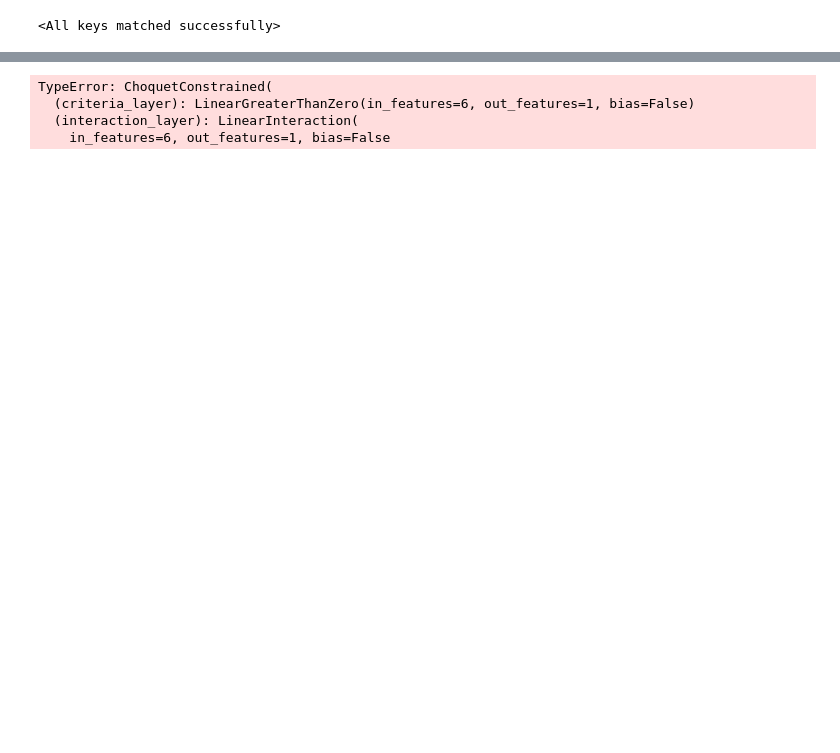
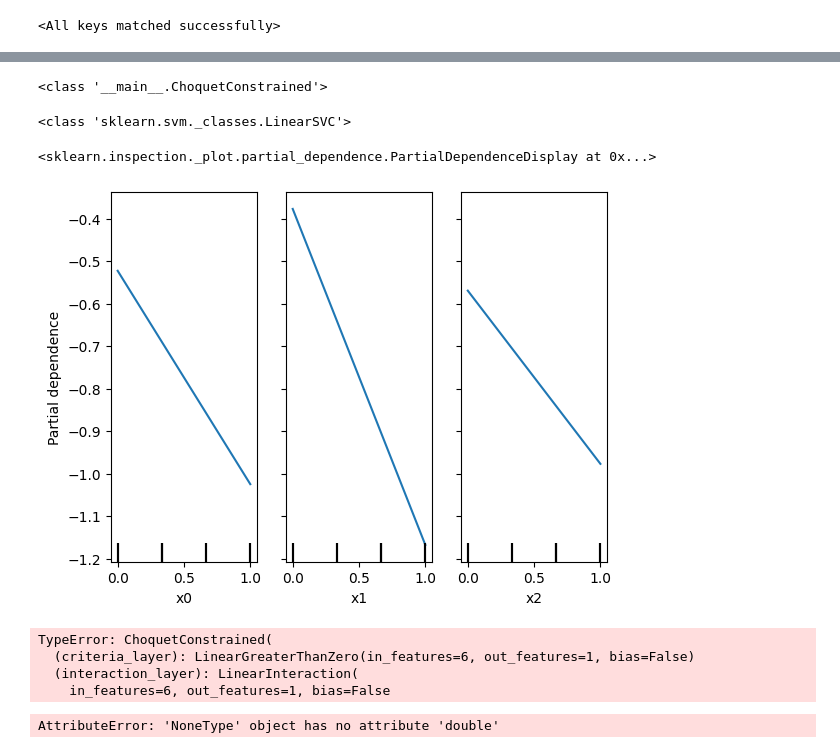
Before and after one commit to Michu-dev/ai-university-labs, a Jupyter notebook: Intelligent Systems of Decision Support/preference-learning/preference-learning.ipynb, the cells around one changed output, grey strips where cells are left out. Drawn from its saved outputs; the diff is of its cells as text; code cells hidden in the pictures; blank space fills up the shorter version.

```diff
--- a/Intelligent Systems of Decision Support/preference-learning/preference-learning.ipynb
+++ b/Intelligent Systems of Decision Support/preference-learning/preference-learning.ipynb
@@ -414,3 +435,16 @@ Na podstawie uzyskanych parametrów można stwierdzić, że użytkownicy przy oc
+# %%
+print(type(model))
+# %% [output]
+<class '__main__.ChoquetConstrained'>
+# %%
+m = svm.LinearSVC()
+m.fit(X_train, y_train)
+print(type(m))
+PartialDependenceDisplay.from_estimator(m, X_train, features_1)
+# %% [output]
+<class 'sklearn.svm._classes.LinearSVC'>
+<sklearn.inspection._plot.partial_dependence.PartialDependenceDisplay at 0x...>
+[figure, added]
 # %%
 features_1 = [0, 1, 2]
 PartialDependenceDisplay.from_estimator(model, X_train, features_1)
@@ -423,0 +467,4 @@ TypeError: ChoquetConstrained(
+# %%
+model1.fit(torch.tensor(X_train).double(), torch.tensor(y_train).double())
+# %% [output]
+AttributeError: 'NoneType' object has no attribute 'double'
```
Also changed, not shown: parts of 9 cells of this notebook, 1 other file.
